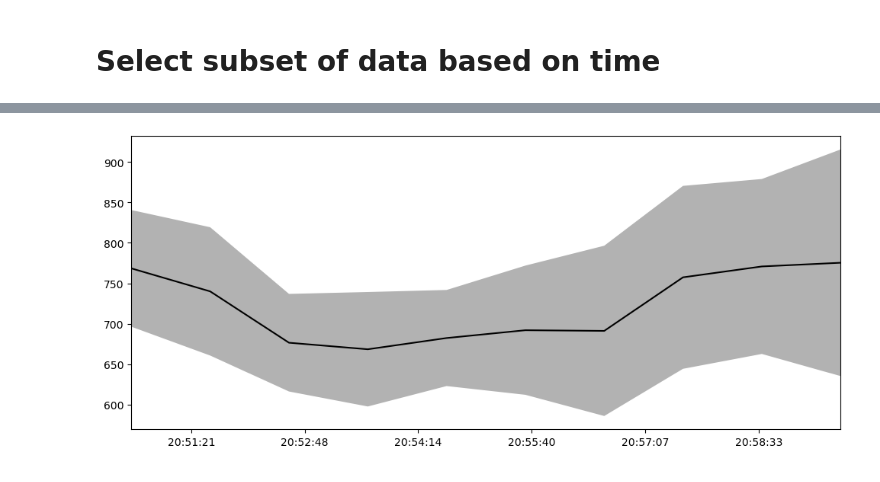
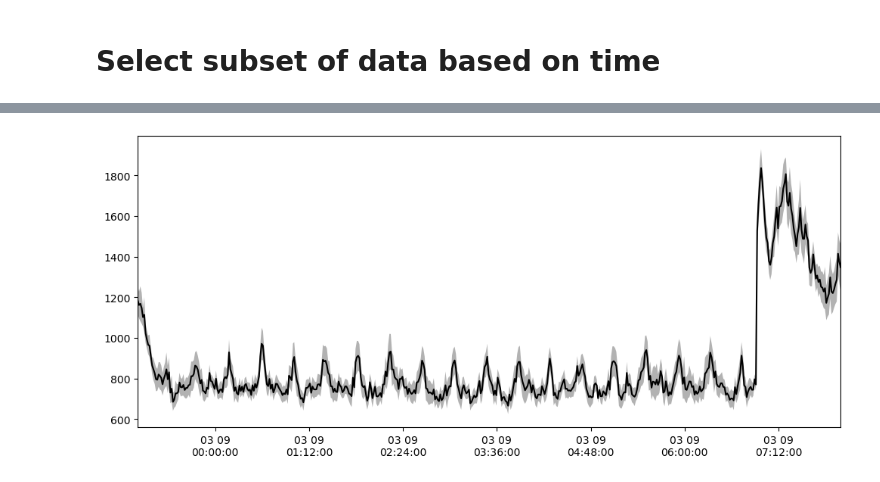
Before and after one commit to enwudz/pytracker, a Jupyter notebook: videotrack_analysis_daphnia.ipynb, the cells around one changed output, grey strips where cells are left out. Cells and saved outputs as stored; diff of their text form; code cells hidden in the pictures.

```diff
--- a/videotrack_analysis_daphnia.ipynb
+++ b/videotrack_analysis_daphnia.ipynb
@@ -143,12 +117,23 @@ print(plateView)
  [3826347.19 4409209.19 4312692.7  4705667.06]]
 # %%
 # ribbon plot of average motion
-# timeVdataRibbonPlot(ax,t,d,c)
+from matplotlib.ticker import MaxNLocator
+def timeVdataRibbonPlot(ax,t,d,c, numticks=0): # axis, timeVec, data, color
+
+    ax.plot(t,np.mean(d,axis=1),color=c)
+    se = analysisTools.stde(d,1)
+    ax.fill_between(t, np.mean(d,1)-se, np.mean(d,1)+se, alpha = 0.3, facecolor=c, edgecolor=None)
+    ax.set_xlim([t[0],t[-1]])
+    ax.xaxis.set_major_formatter( dates.DateFormatter('%m %d\n%H:%M:%S') )
+    if numticks > 0:
+        ax.xaxis.set_major_locator(MaxNLocator(numticks))
+    return ax
+
 d = df[individuals].values
 t = df['time'].values
 f,a = plt.subplots(figsize=(12,5))
 
-a = analysisTools.timeVdataRibbonPlot(a,t,d,'k')
+a = timeVdataRibbonPlot(a,t,d,'k',15)
 a.set_xlabel('Time')
 a.set_ylabel('Average motion(displaced pixels)')
 plt.show()
@@ -187,11 +173,12 @@ oneIndividualPlot(5)
 # Select subset of data based on time
 # %%
 def timeslice(df, startdate, starttime, duration):
+    # duration is in minutes
 #     startdate = str(year) + '-' + str(month) + '-' + str(day)
 #     starttime = str(hour) + ':' + str(minute) + ':' + str(seconds)
     startdatetime = startdate + ' ' + starttime
 
-    delta = duration / (60*60*24)
+    delta = duration / (60*24)
     startdatenum = dates.datestr2num(startdatetime)
     startdatetime = dates.num2date(startdatenum)
     enddatenum = startdatenum + delta
@@ -224,10 +191,14 @@ End is    2023-03-07 21:00:20+00:00  which is  19423.87523148148
 # %%
-# ribbon plot of average motion
-# timeVdataRibbonPlot(ax,t,d,c)
+day = '2023-03-08'
+time = '23:00:00'
+duration = 540 # minutes ...
+
+
+ts = timeslice(df, day, time, duration)
 d = ts[individuals].values
 t = ts['time'].values
 f,a = plt.subplots(figsize=(12,5))
 
-a = analysisTools.timeVdataRibbonPlot(a,t,d,'k')
+a = timeVdataRibbonPlot(a,t,d,'k')#,15) # change number of ticks by including a number at end of arguments
 plt.show()
 # %% [output]
@@ -234 +207 @@ plt.show()
-[figure, old version]
+[figure, new version]
```
Also changed, not shown: parts of 15 cells of this notebook.
